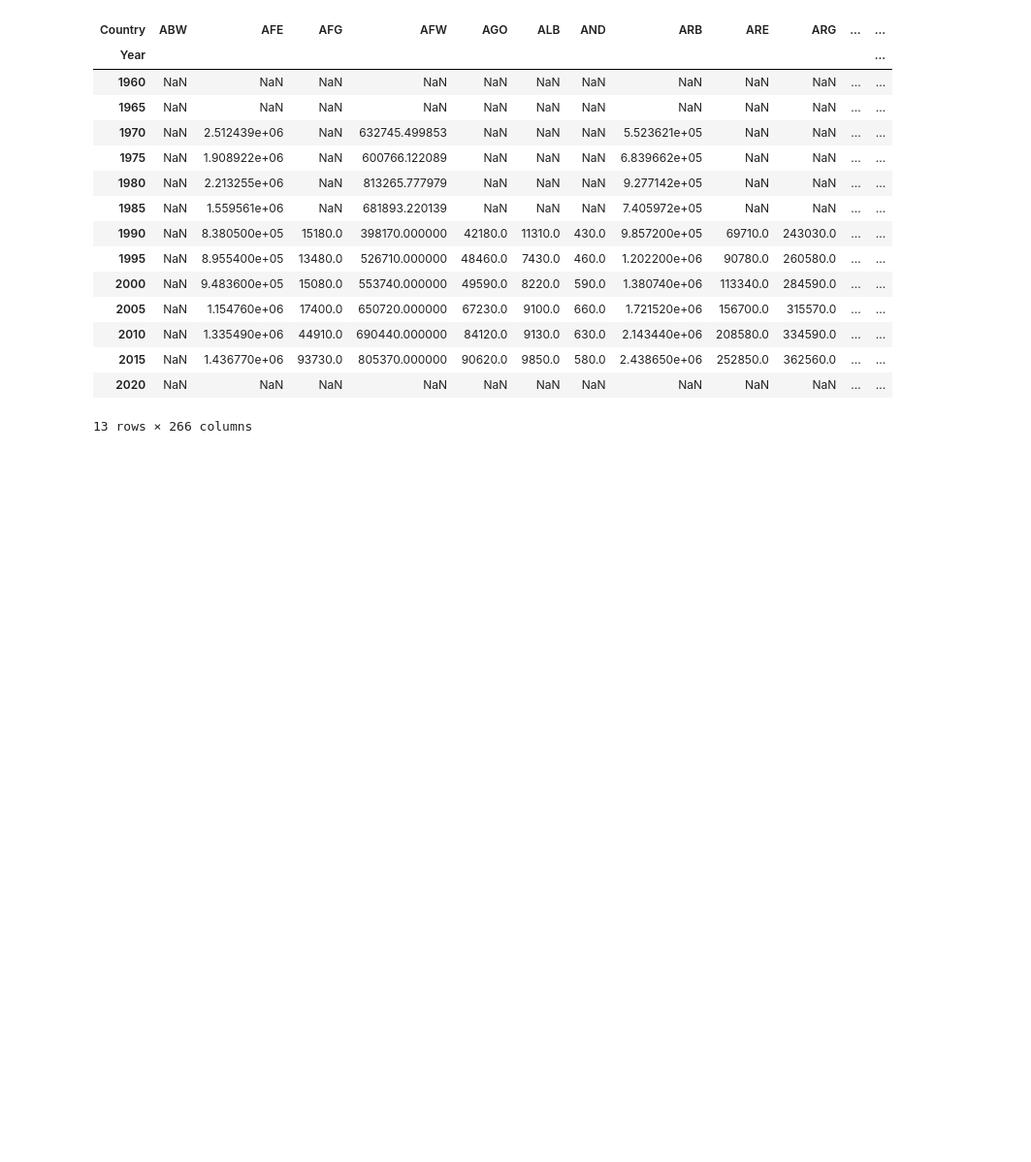
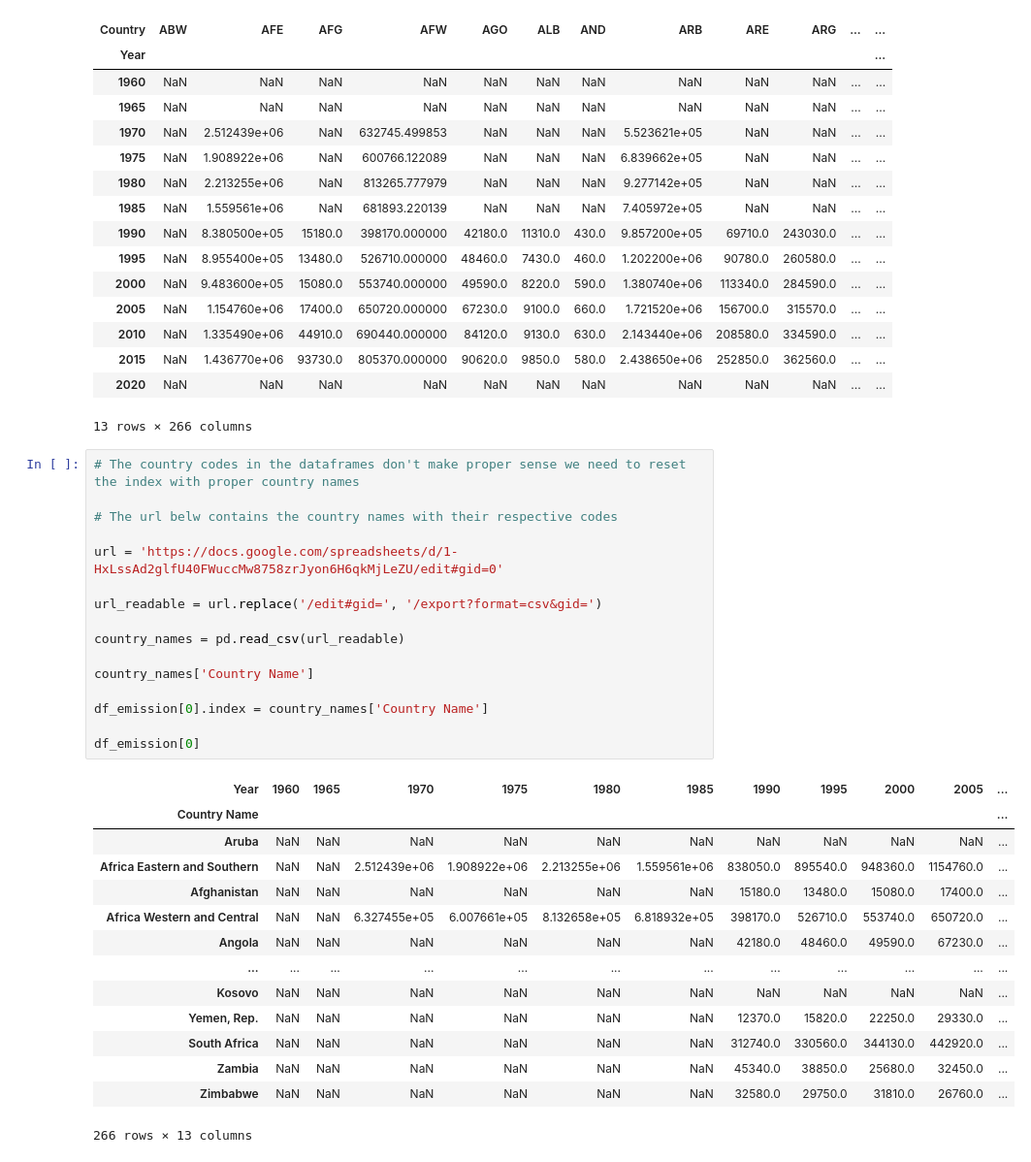
Before and after one commit to tan-lights/ADS1-Assignment-2, a Jupyter notebook: ADS1 Assignment 2 - Tanvir Ahmed.ipynb, the cells around one changed output. Shown: that part at 97% size. Cells and saved outputs as stored; diff of their text form; blank space fills up the shorter version.

```diff
--- a/ADS1 Assignment 2 - Tanvir Ahmed.ipynb
+++ b/ADS1 Assignment 2 - Tanvir Ahmed.ipynb
@@ -104,3 +71,34 @@ df_emission[1] # The second dataframe with countries as columns
 | 2015 | NaN | 1.436770e+06 | 93730.0 | 805370.000000 | 90620.0 | 9850.0 | 580.0 | 2.438650e+06 | 252850.0 | 362560.0 | ... | ... |
 | 2020 | NaN | NaN | NaN | NaN | NaN | NaN | NaN | NaN | NaN | NaN | ... | ... |
 13 rows × 266 columns
+# %%
+# The country codes in the dataframes don't make proper sense we need to reset the index with proper country names
+
+# The url belw contains the country names with their respective codes
+
+url = 'https://docs.google.com/spreadsheets/d/1-HxLssAd2glfU40FWuccMw8758zrJyon6H6qkMjLeZU/edit#gid=0'
+
+url_readable = url.replace('/edit#gid=', '/export?format=csv&gid=')
+
+country_names = pd.read_csv(url_readable)
+
+country_names['Country Name']
+
+df_emission[0].index = country_names['Country Name']
+
+df_emission[0]
+# %% [output]
+| Year | 1960 | 1965 | 1970 | 1975 | 1980 | 1985 | 1990 | 1995 | 2000 | 2005 | ... |
+| Country Name |  |  |  |  |  |  |  |  |  |  | ... |
+| Aruba | NaN | NaN | NaN | NaN | NaN | NaN | NaN | NaN | NaN | NaN | ... |
+| Africa Eastern and Southern | NaN | NaN | 2.512439e+06 | 1.908922e+06 | 2.213255e+06 | 1.559561e+06 | 838050.0 | 895540.0 | 948360.0 | 1154760.0 | ... |
+| Afghanistan | NaN | NaN | NaN | NaN | NaN | NaN | 15180.0 | 13480.0 | 15080.0 | 17400.0 | ... |
+| Africa Western and Central | NaN | NaN | 6.327455e+05 | 6.007661e+05 | 8.132658e+05 | 6.818932e+05 | 398170.0 | 526710.0 | 553740.0 | 650720.0 | ... |
+| Angola | NaN | NaN | NaN | NaN | NaN | NaN | 42180.0 | 48460.0 | 49590.0 | 67230.0 | ... |
+| ... | ... | ... | ... | ... | ... | ... | ... | ... | ... | ... | ... |
+| Kosovo | NaN | NaN | NaN | NaN | NaN | NaN | NaN | NaN | NaN | NaN | ... |
+| Yemen, Rep. | NaN | NaN | NaN | NaN | NaN | NaN | 12370.0 | 15820.0 | 22250.0 | 29330.0 | ... |
+| South Africa | NaN | NaN | NaN | NaN | NaN | NaN | 312740.0 | 330560.0 | 344130.0 | 442920.0 | ... |
+| Zambia | NaN | NaN | NaN | NaN | NaN | NaN | 45340.0 | 38850.0 | 25680.0 | 32450.0 | ... |
+| Zimbabwe | NaN | NaN | NaN | NaN | NaN | NaN | 32580.0 | 29750.0 | 31810.0 | 26760.0 | ... |
+266 rows × 13 columns
```
Also changed, not shown: parts of 10 cells of this notebook.
